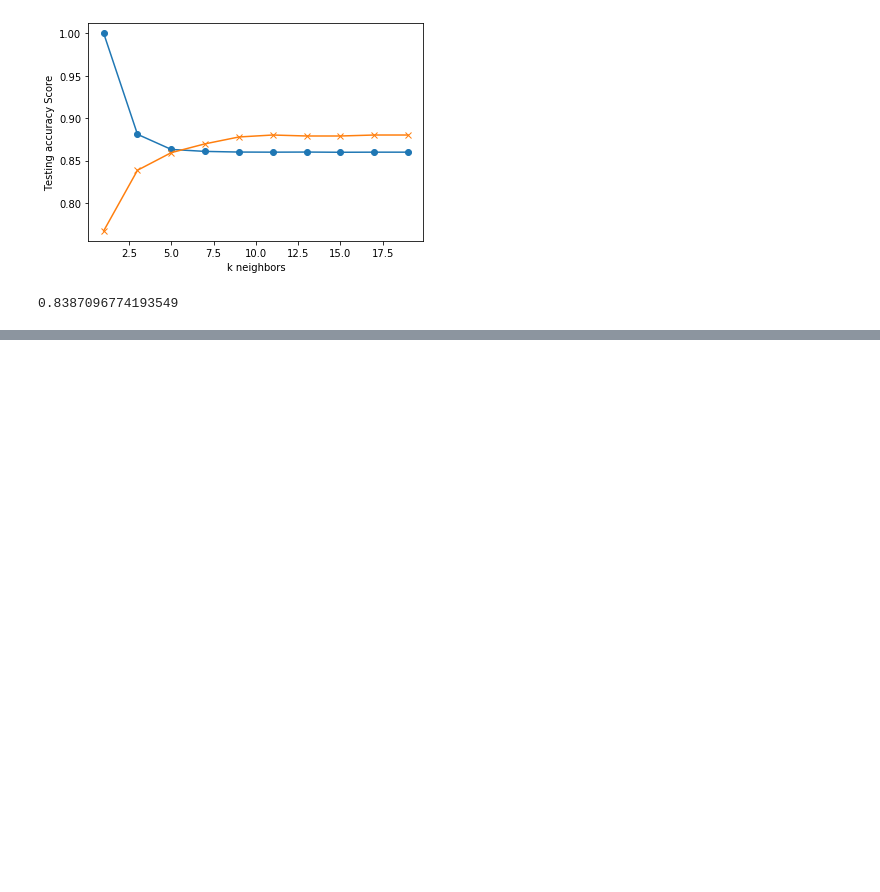
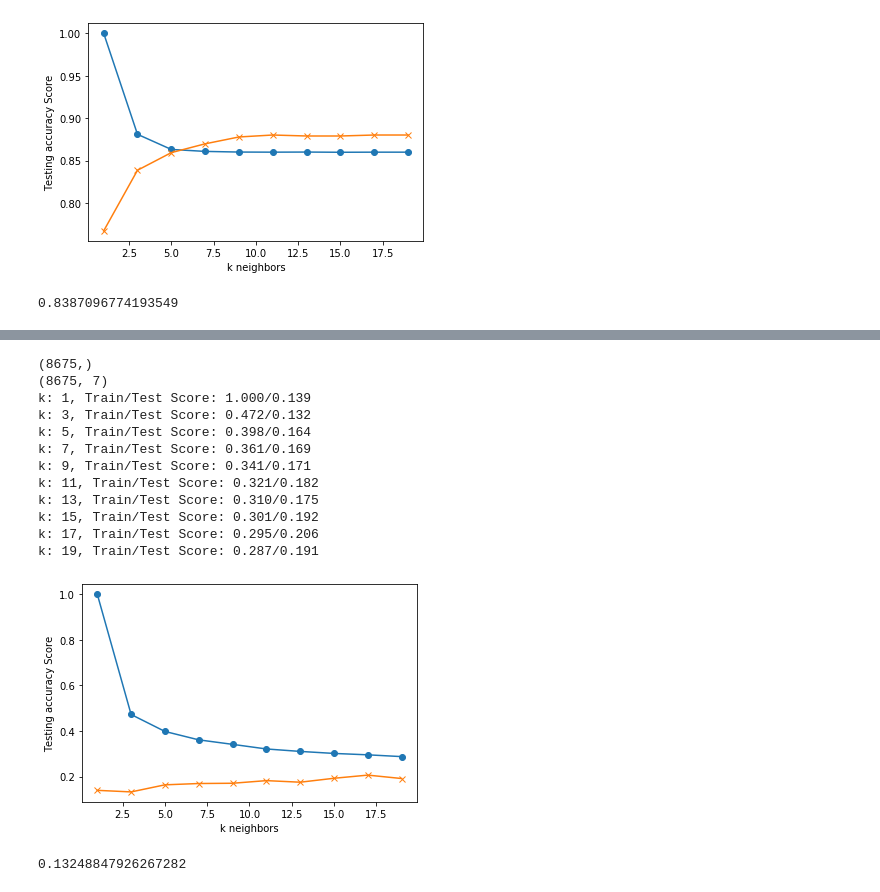
Before and after one commit to shibanirajeev/finalproject, a Jupyter notebook: KNN.ipynb, the cells around one changed output, grey strips where cells are left out. Cells and saved outputs as stored; diff of their text form; code cells hidden in the pictures; blank space fills up the shorter version.

```diff
--- a/KNN.ipynb
+++ b/KNN.ipynb
@@ -309,0 +310,49 @@ k: 19, Train/Test Score: 0.634/0.555
+# %%
+#Overall Score
+
+y = df['type'].values
+
+print(y.shape)
+print(X.shape)
+
+X_train,X_test,y_train,y_test=train_test_split(X,y,test_size = 0.1, random_state=5)
+
+train_scores = []
+test_scores = []
+for k in range(1, 20, 2):
+    knn = KNeighborsClassifier(n_neighbors=k)
+    knn.fit(X_train, y_train)
+    train_score = knn.score(X_train, y_train)
+    test_score = knn.score(X_test, y_test)
+    train_scores.append(train_score)
+    test_scores.append(test_score)
+    print(f"k: {k}, Train/Test Score: {train_score:.3f}/{test_score:.3f}")
+
+
+plt.plot(range(1, 20, 2), train_scores, marker='o')
+plt.plot(range(1, 20, 2), test_scores, marker="x")
+plt.xlabel("k neighbors")
+plt.ylabel("Testing accuracy Score")
+plt.show()
+
+knn = KNeighborsClassifier(n_neighbors = 3)
+knn.fit(X_train, y_train)
+
+y_pred = knn.predict(X_test)
+
+accuracy_score(y_test, y_pred)
+# %% [output]
+(8675,)
+(8675, 7)
+k: 1, Train/Test Score: 1.000/0.139
+k: 3, Train/Test Score: 0.472/0.132
+k: 5, Train/Test Score: 0.398/0.164
+k: 7, Train/Test Score: 0.361/0.169
+k: 9, Train/Test Score: 0.341/0.171
+k: 11, Train/Test Score: 0.321/0.182
+k: 13, Train/Test Score: 0.310/0.175
+k: 15, Train/Test Score: 0.301/0.192
+k: 17, Train/Test Score: 0.295/0.206
+k: 19, Train/Test Score: 0.287/0.191
+[figure, added]
+0.13248847926267282
```
Also changed, not shown: parts of 6 cells of this notebook, 3 other files.
